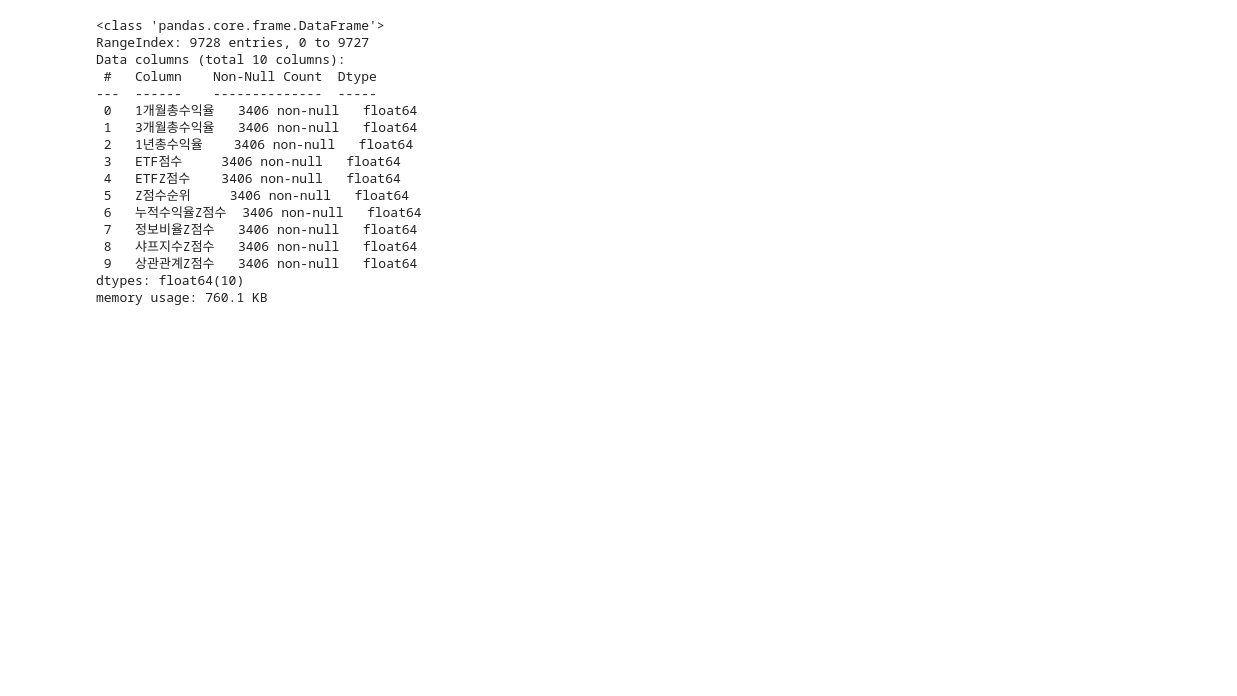
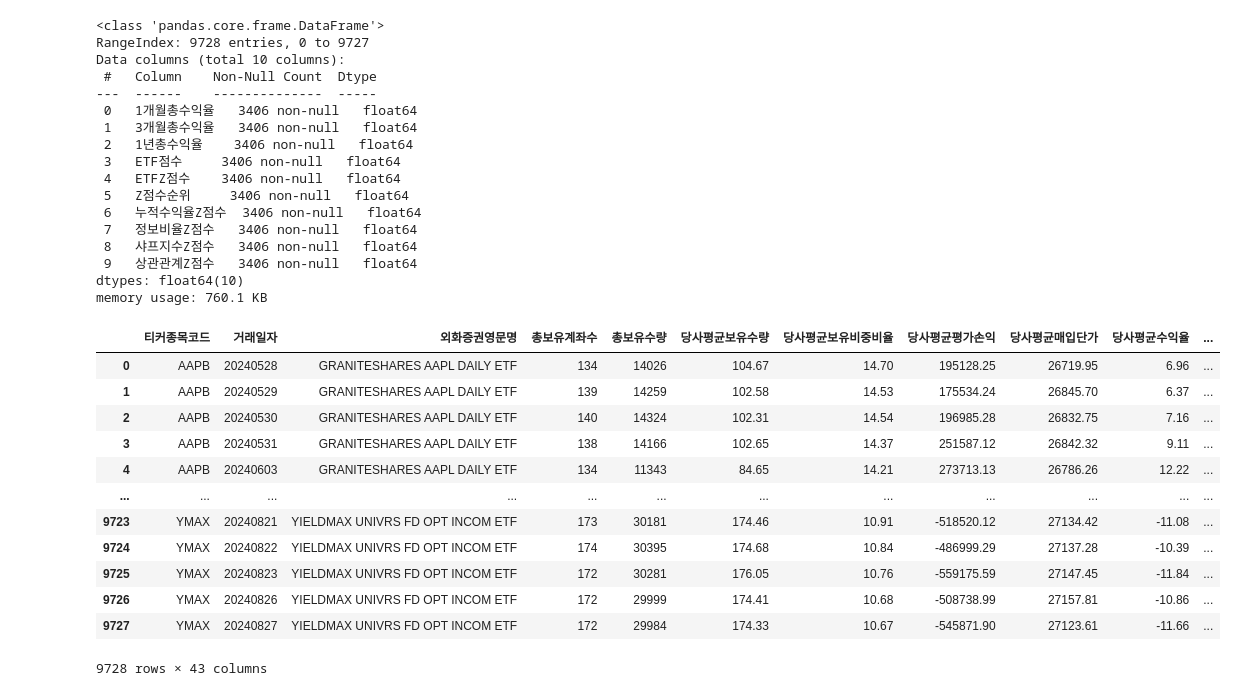
Before and after one commit to WonchanMoon/DSHY, a Jupyter notebook: EDA 실습/농협 공모전/etf_df.ipynb, the cells around one changed output. Cells and saved outputs as stored; diff of their text form; code cells hidden in the pictures; blank space fills up the shorter version.

```diff
--- a/EDA 실습/농협 공모전/etf_df.ipynb
+++ b/EDA 실습/농협 공모전/etf_df.ipynb
@@ -114,3 +114,19 @@ Data columns (total 10 columns):
  9   상관관계Z점수   3406 non-null   float64
 dtypes: float64(10)
 memory usage: 760.1 KB
+# %%
+etf_df
+# %% [output]
+|  | 티커종목코드 | 거래일자 | 외화증권영문명 | 총보유계좌수 | 총보유수량 | 당사평균보유수량 | 당사평균보유비중비율 | 당사평균평가손익 | 당사평균매입단가 | 당사평균수익율 | ... |
+| 0 | AAPB | 20240528 | GRANITESHARES AAPL DAILY ETF | 134 | 14026 | 104.67 | 14.70 | 195128.25 | 26719.95 | 6.96 | ... |
+| 1 | AAPB | 20240529 | GRANITESHARES AAPL DAILY ETF | 139 | 14259 | 102.58 | 14.53 | 175534.24 | 26845.70 | 6.37 | ... |
+| 2 | AAPB | 20240530 | GRANITESHARES AAPL DAILY ETF | 140 | 14324 | 102.31 | 14.54 | 196985.28 | 26832.75 | 7.16 | ... |
+| 3 | AAPB | 20240531 | GRANITESHARES AAPL DAILY ETF | 138 | 14166 | 102.65 | 14.37 | 251587.12 | 26842.32 | 9.11 | ... |
+| 4 | AAPB | 20240603 | GRANITESHARES AAPL DAILY ETF | 134 | 11343 | 84.65 | 14.21 | 273713.13 | 26786.26 | 12.22 | ... |
+| ... | ... | ... | ... | ... | ... | ... | ... | ... | ... | ... | ... |
+| 9723 | YMAX | 20240821 | YIELDMAX UNIVRS FD OPT INCOM ETF | 173 | 30181 | 174.46 | 10.91 | -518520.12 | 27134.42 | -11.08 | ... |
+| 9724 | YMAX | 20240822 | YIELDMAX UNIVRS FD OPT INCOM ETF | 174 | 30395 | 174.68 | 10.84 | -486999.29 | 27137.28 | -10.39 | ... |
+| 9725 | YMAX | 20240823 | YIELDMAX UNIVRS FD OPT INCOM ETF | 172 | 30281 | 176.05 | 10.76 | -559175.59 | 27147.45 | -11.84 | ... |
+| 9726 | YMAX | 20240826 | YIELDMAX UNIVRS FD OPT INCOM ETF | 172 | 29999 | 174.41 | 10.68 | -508738.99 | 27157.81 | -10.86 | ... |
+| 9727 | YMAX | 20240827 | YIELDMAX UNIVRS FD OPT INCOM ETF | 172 | 29984 | 174.33 | 10.67 | -545871.90 | 27123.61 | -11.66 | ... |
+9728 rows × 43 columns
```
Also changed, not shown: parts of 8 cells of this notebook.
